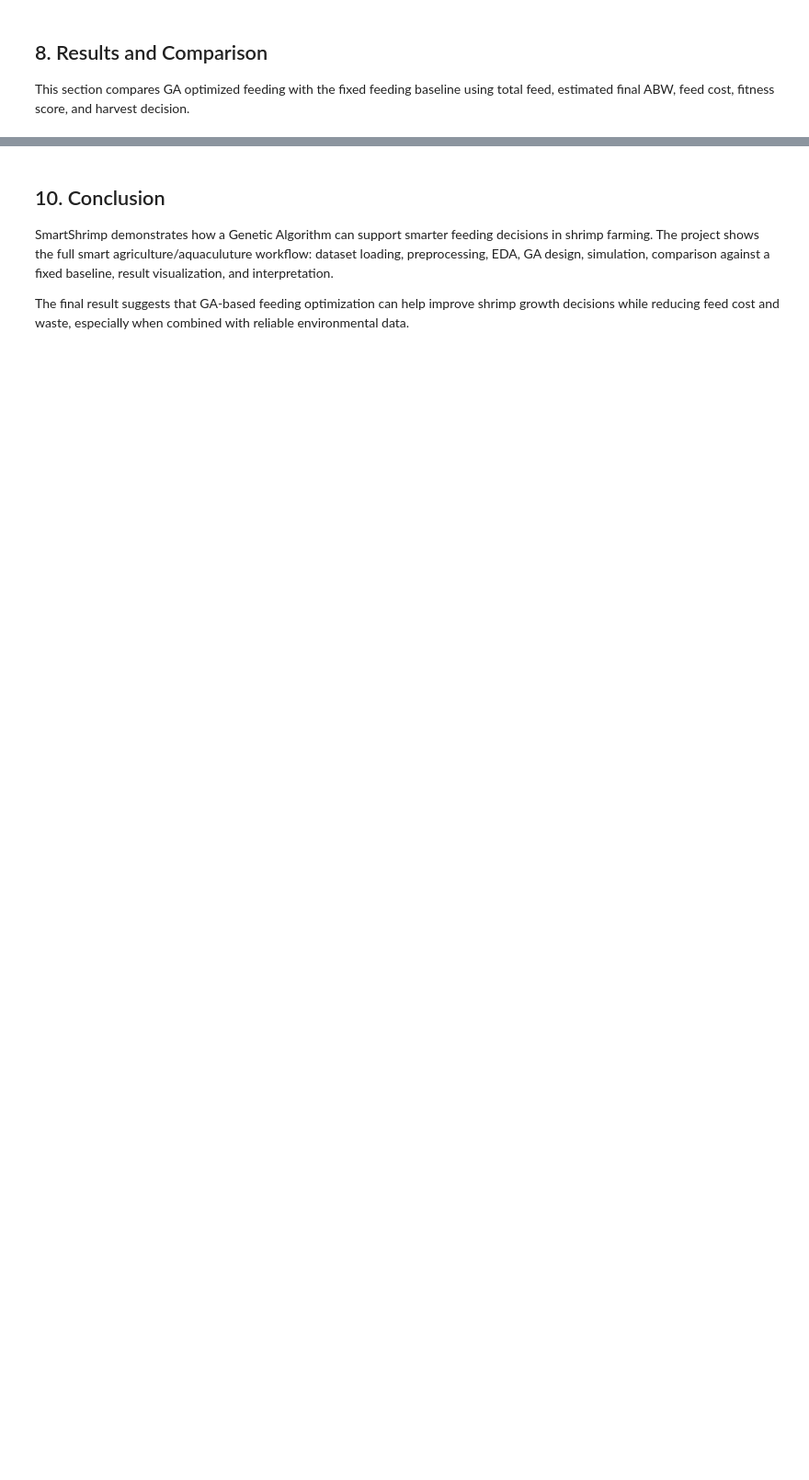
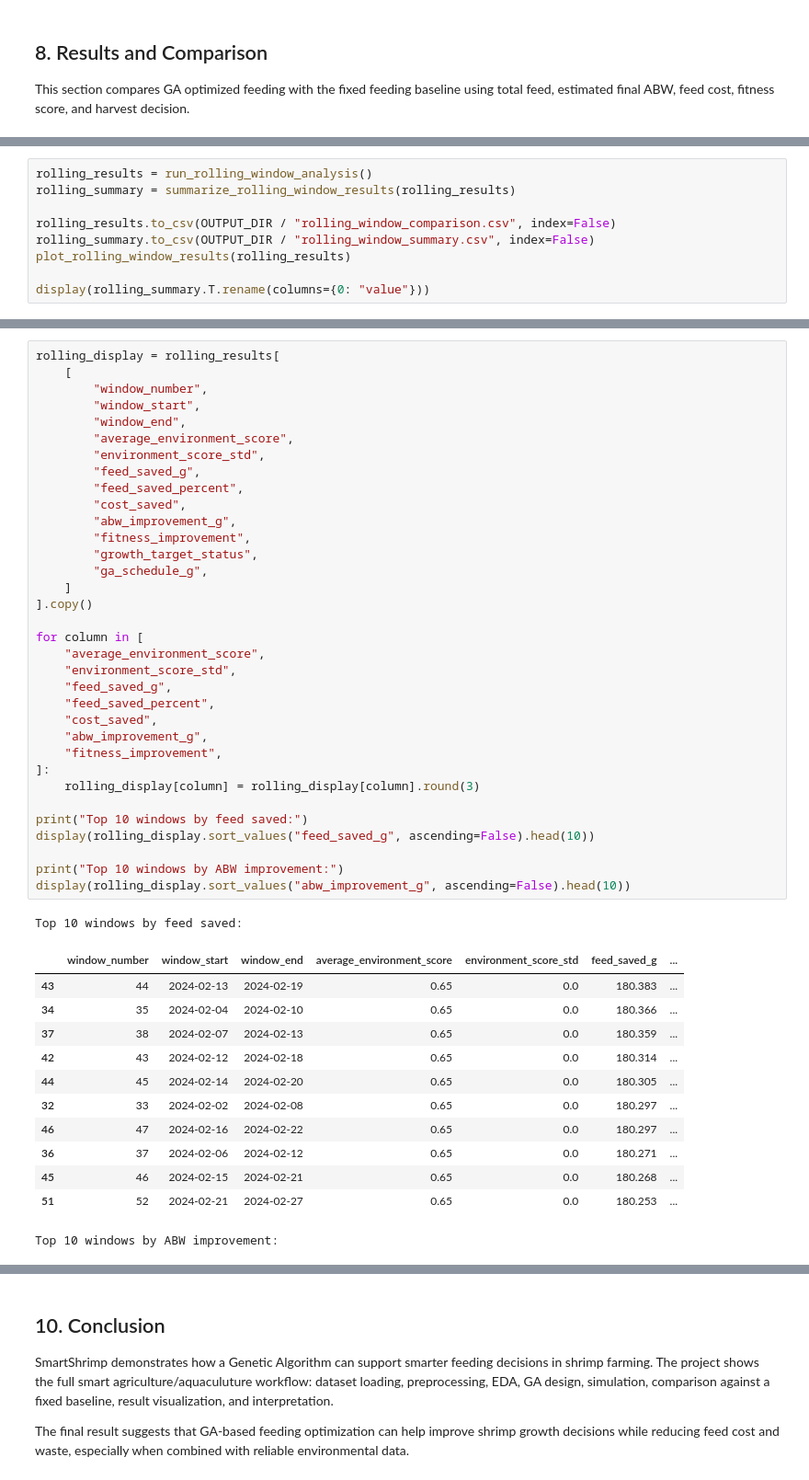
Before and after one commit to pearlsheyl08/Shrimp-Farming, a Jupyter notebook: SmartShrimp_GA.ipynb, the cells around one changed output, grey strips where cells are left out. Shown at 92% size. Cells and saved outputs as stored; diff of their text form; blank space fills up the shorter version.

Commit message:
FEAT: Add rolling window analysis

```diff
--- a/SmartShrimp_GA.ipynb
+++ b/SmartShrimp_GA.ipynb
@@ -524,0 +533,9 @@ Estimated ABW advantage of GA: 0.159 g
+# %%
+rolling_results = run_rolling_window_analysis()
+rolling_summary = summarize_rolling_window_results(rolling_results)
+
+rolling_results.to_csv(OUTPUT_DIR / "rolling_window_comparison.csv", index=False)
+rolling_summary.to_csv(OUTPUT_DIR / "rolling_window_summary.csv", index=False)
+plot_rolling_window_results(rolling_results)
+
+display(rolling_summary.T.rename(columns={0: "value"}))
@@ -524,0 +560,48 @@ Estimated ABW advantage of GA: 0.159 g
+# %%
+rolling_display = rolling_results[
+    [
+        "window_number",
+        "window_start",
+        "window_end",
+        "average_environment_score",
+        "environment_score_std",
+        "feed_saved_g",
+        "feed_saved_percent",
+        "cost_saved",
+        "abw_improvement_g",
+        "fitness_improvement",
+        "growth_target_status",
+        "ga_schedule_g",
+    ]
+].copy()
+
+for column in [
+    "average_environment_score",
+    "environment_score_std",
+    "feed_saved_g",
+    "feed_saved_percent",
+    "cost_saved",
+    "abw_improvement_g",
+    "fitness_improvement",
+]:
+    rolling_display[column] = rolling_display[column].round(3)
+
+print("Top 10 windows by feed saved:")
+display(rolling_display.sort_values("feed_saved_g", ascending=False).head(10))
+
+print("Top 10 windows by ABW improvement:")
+display(rolling_display.sort_values("abw_improvement_g", ascending=False).head(10))
+# %% [output]
+Top 10 windows by feed saved:
+|  | window_number | window_start | window_end | average_environment_score | environment_score_std | feed_saved_g | ... |
+| 43 | 44 | 2024-02-13 | 2024-02-19 | 0.65 | 0.0 | 180.383 | ... |
+| 34 | 35 | 2024-02-04 | 2024-02-10 | 0.65 | 0.0 | 180.366 | ... |
+| 37 | 38 | 2024-02-07 | 2024-02-13 | 0.65 | 0.0 | 180.359 | ... |
+| 42 | 43 | 2024-02-12 | 2024-02-18 | 0.65 | 0.0 | 180.314 | ... |
+| 44 | 45 | 2024-02-14 | 2024-02-20 | 0.65 | 0.0 | 180.305 | ... |
+| 32 | 33 | 2024-02-02 | 2024-02-08 | 0.65 | 0.0 | 180.297 | ... |
+| 46 | 47 | 2024-02-16 | 2024-02-22 | 0.65 | 0.0 | 180.297 | ... |
+| 36 | 37 | 2024-02-06 | 2024-02-12 | 0.65 | 0.0 | 180.271 | ... |
+| 45 | 46 | 2024-02-15 | 2024-02-21 | 0.65 | 0.0 | 180.268 | ... |
+| 51 | 52 | 2024-02-21 | 2024-02-27 | 0.65 | 0.0 | 180.253 | ... |
+Top 10 windows by ABW improvement:
```
Also changed, not shown: parts of 18 cells of this notebook, 14 other files.
